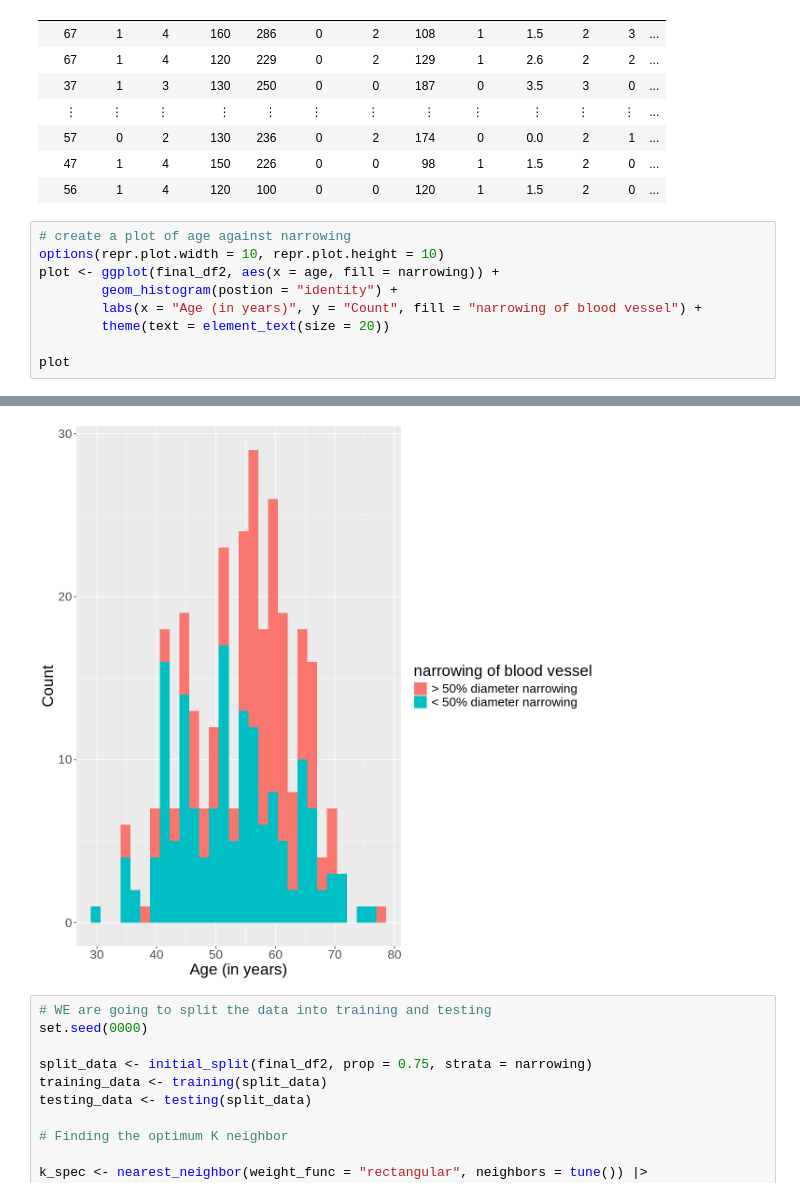
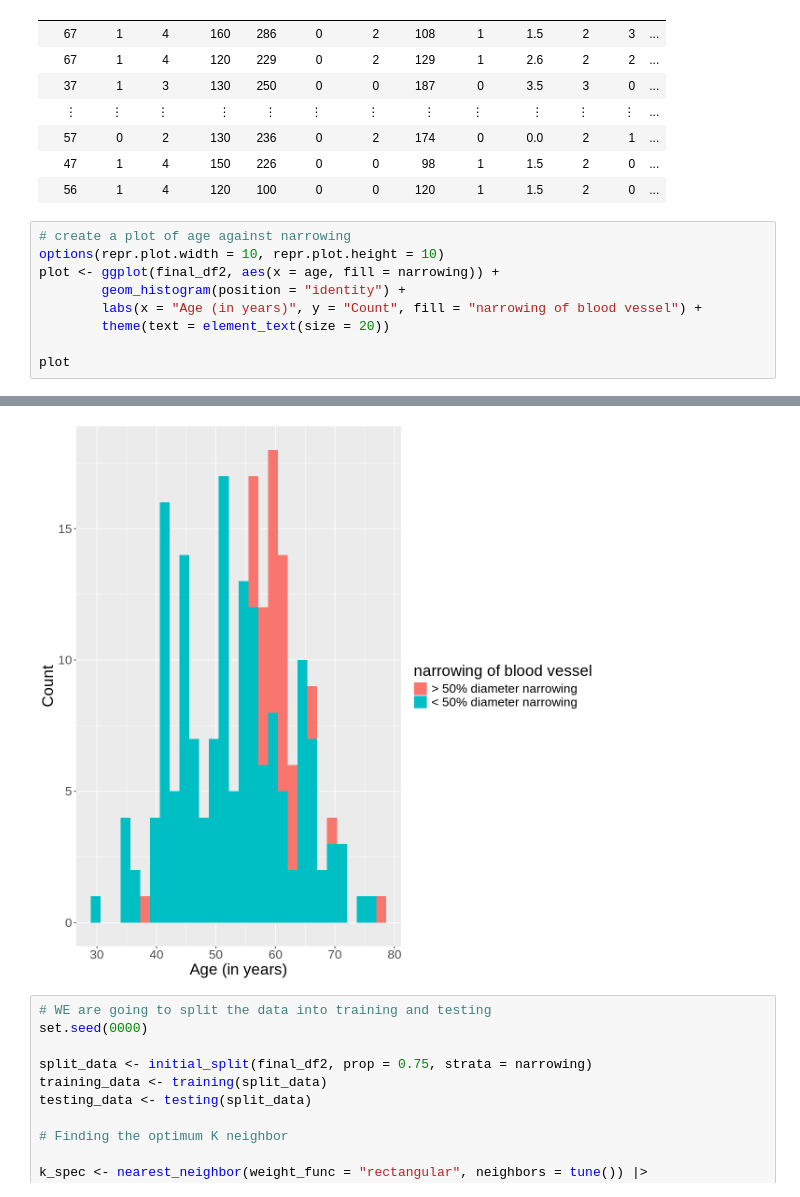
Before and after one commit to nazalturas/data_sci_-group_project, a Jupyter notebook: Group Proposal.ipynb, the cells around one changed output, grey strips where cells are left out. Cells and saved outputs as stored; diff of their text form.

Commit message:
ignore
minor adjustment on the plot
position = identity was missing an "i"

```diff
--- a/Group Proposal.ipynb
+++ b/Group Proposal.ipynb
@@ -227,7 +227,7 @@ A tibble: 298 × 15
 # create a plot of age against narrowing
 options(repr.plot.width = 10, repr.plot.height = 10)
 plot <- ggplot(final_df2, aes(x = age, fill = narrowing)) +
-        geom_histogram(postion = "identity") +
+        geom_histogram(position = "identity") +
         labs(x = "Age (in years)", y = "Count", fill = "narrowing of blood vessel") +
         theme(text = element_text(size = 20))
 
@@ -238,5 +236,5 @@ Warning message in geom_histogram(postion = "identity"):
 `stat_bin()` using `bins = 30`. Pick better value with `binwidth`.
-[figure, old version]
+[figure, new version]
 # %%
 # WE are going to split the data into training and testing
 set.seed(0000)
```
Also changed, not shown: parts of 1 cell of this notebook.
